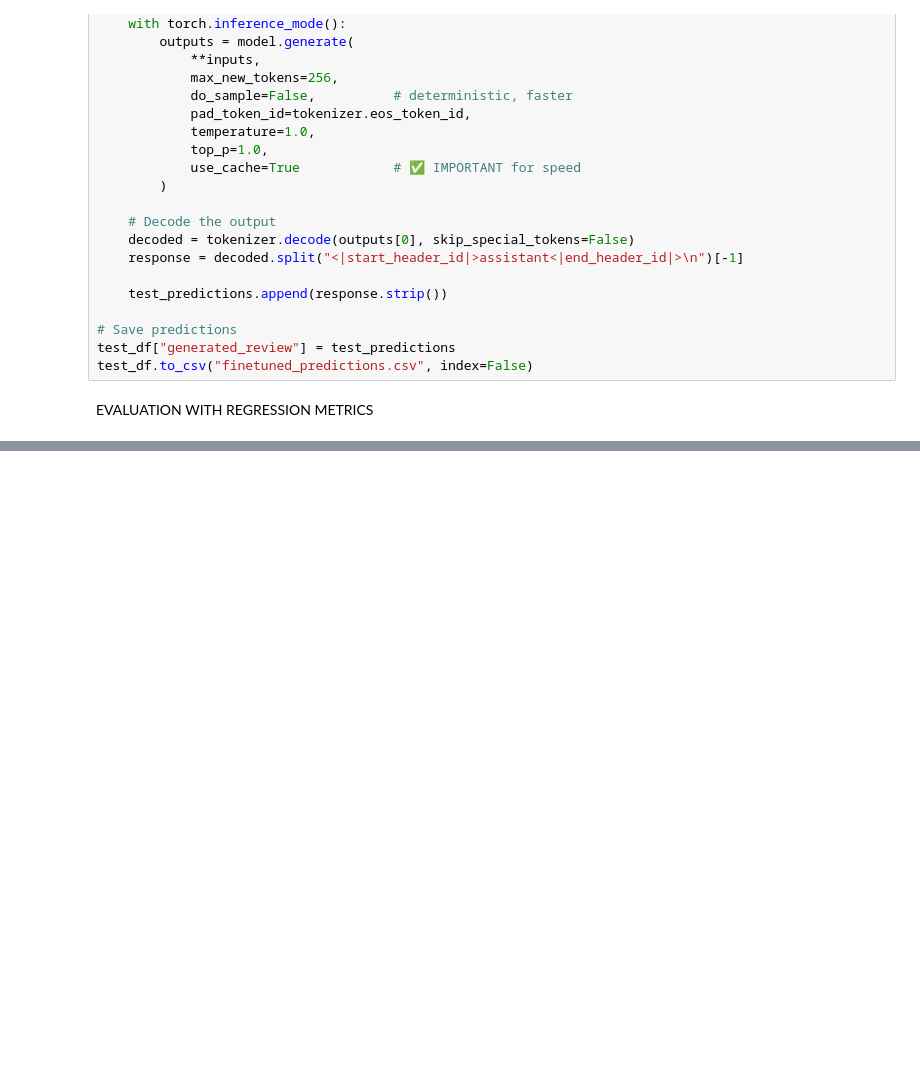
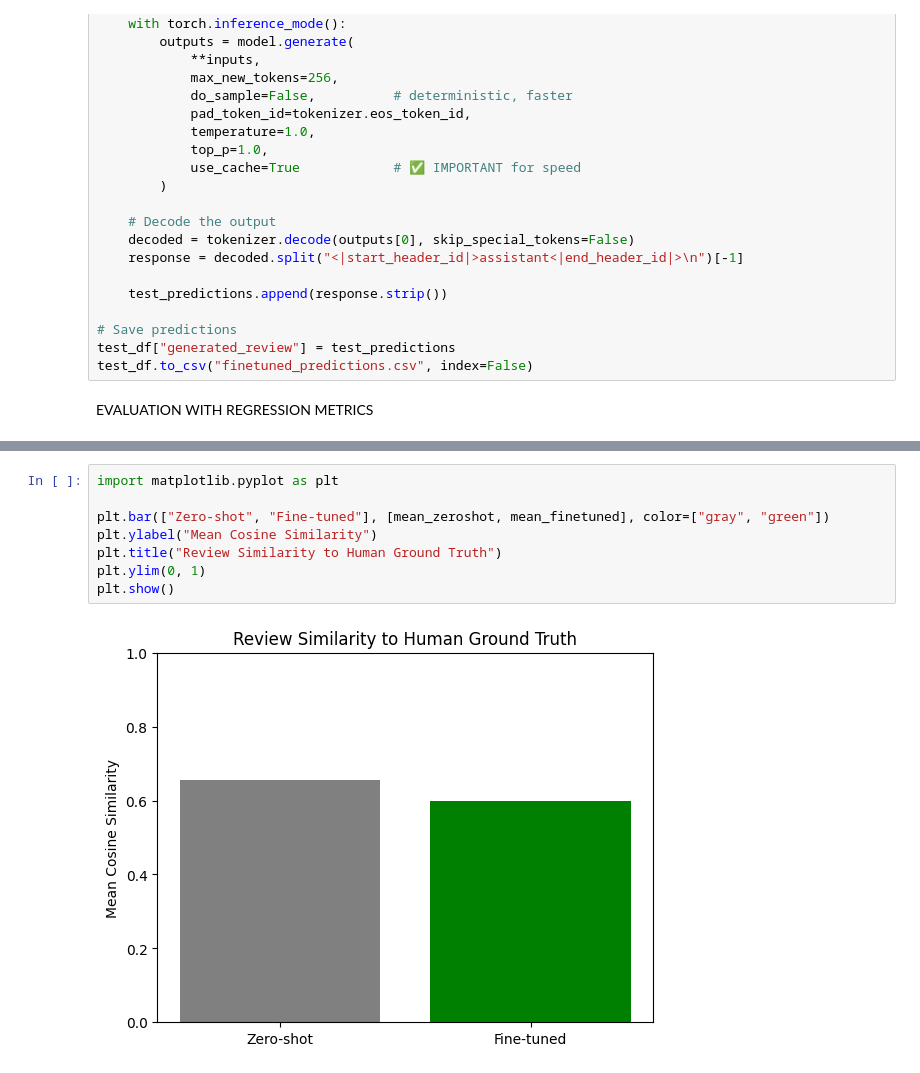
Before and after one commit to camillabonomo02/Automated_Paper_Review, a Jupyter notebook: main.ipynb, the cells around one changed output, grey strips where cells are left out. Saved outputs shown, nothing was run; the diff lists cells and outputs as text; blank space fills up the shorter version.

```diff
--- a/main.ipynb
+++ b/main.ipynb
@@ -466,0 +516,10 @@ EVALUATION WITH REGRESSION METRICS
+# %%
+import matplotlib.pyplot as plt
+
+plt.bar(["Zero-shot", "Fine-tuned"], [mean_zeroshot, mean_finetuned], color=["gray", "green"])
+plt.ylabel("Mean Cosine Similarity")
+plt.title("Review Similarity to Human Ground Truth")
+plt.ylim(0, 1)
+plt.show()
+# %% [output]
+[figure, added]
```
Also changed, not shown: parts of 4 cells of this notebook.
